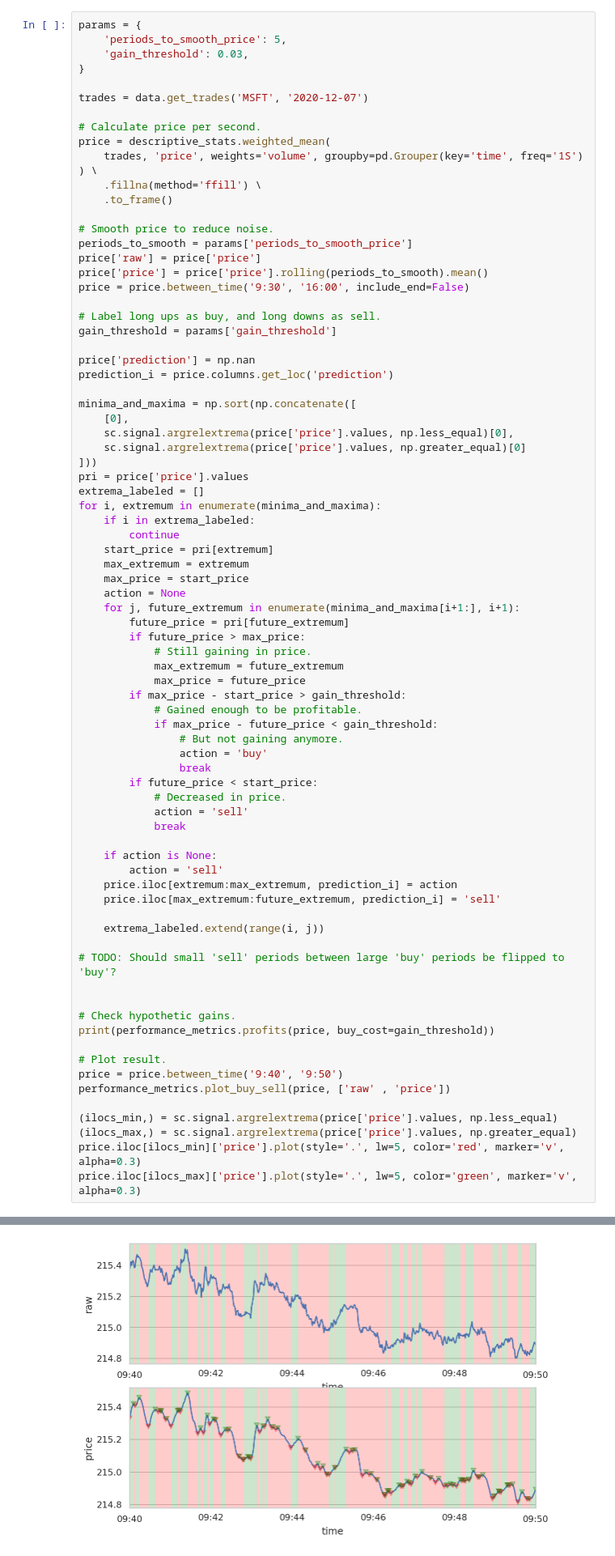
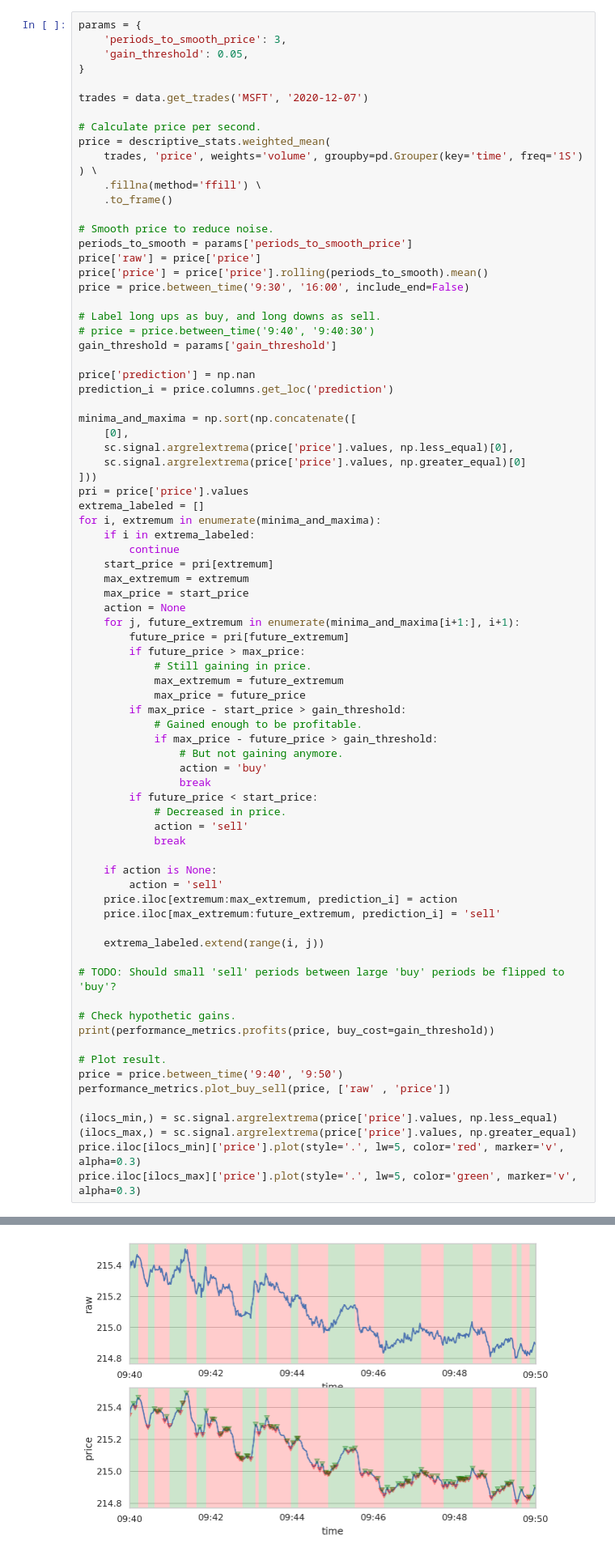
Before and after one commit to dwitvliet/project-stock-trading, a Jupyter notebook: stock_prediction.ipynb, the cells around one changed output, grey strips where cells are left out. Shown at 81% size. Saved outputs shown, nothing was run; the diff lists cells and outputs as text.

```diff
--- a/stock_prediction.ipynb
+++ b/stock_prediction.ipynb
@@ -174,8 +171,8 @@ Each timepoint should be classified as `buy`, `keep`, or `sell`:
 The challenge: to create a measure that labels large upward runs as `buy` without letting minor decreases along the way result in intermittent `sell` labels. However, large decreases should be labeled as `sell`, so most profitable balance between raw and smoothed has to be found. Several unknown variables exist, such as how much to smooth the price buy, how far into the future to predict, when
 # %%
 params = {
-    'periods_to_smooth_price': 5,
-    'gain_threshold': 0.03,
+    'periods_to_smooth_price': 3,
+    'gain_threshold': 0.05,
 }
 
 trades = data.get_trades('MSFT', '2020-12-07')
@@ -194,6 +191,7 @@ price['price'] = price['price'].rolling(periods_to_smooth).mean()
 price = price.between_time('9:30', '16:00', include_end=False)
 
 # Label long ups as buy, and long downs as sell.
+# price = price.between_time('9:40', '9:40:30')
 gain_threshold = params['gain_threshold']
 
 price['prediction'] = np.nan
@@ -221,7 +219,7 @@ for i, extremum in enumerate(minima_and_maxima):
             max_price = future_price
         if max_price - start_price > gain_threshold:
             # Gained enough to be profitable.
-            if max_price - future_price < gain_threshold:
+            if max_price - future_price > gain_threshold:
                 # But not gaining anymore.
                 action = 'buy'
                 break
@@ -239,7 +237,6 @@ for i, extremum in enumerate(minima_and_maxima):
 
 # TODO: Should small 'sell' periods between large 'buy' periods be flipped to 'buy'?
 
-
 # Check hypothetic gains.
 print(performance_metrics.profits(price, buy_cost=gain_threshold))
 
@@ -270,4 +254,4 @@ price.iloc[ilocs_max]['price'].plot(style='.', lw=5, color='green', marker='v',
-[figure, old version]
+[figure, new version]
 # %%
 params = {
     'periods_to_smooth_price': 3,
```
Also changed, not shown: parts of 2 cells of this notebook.
